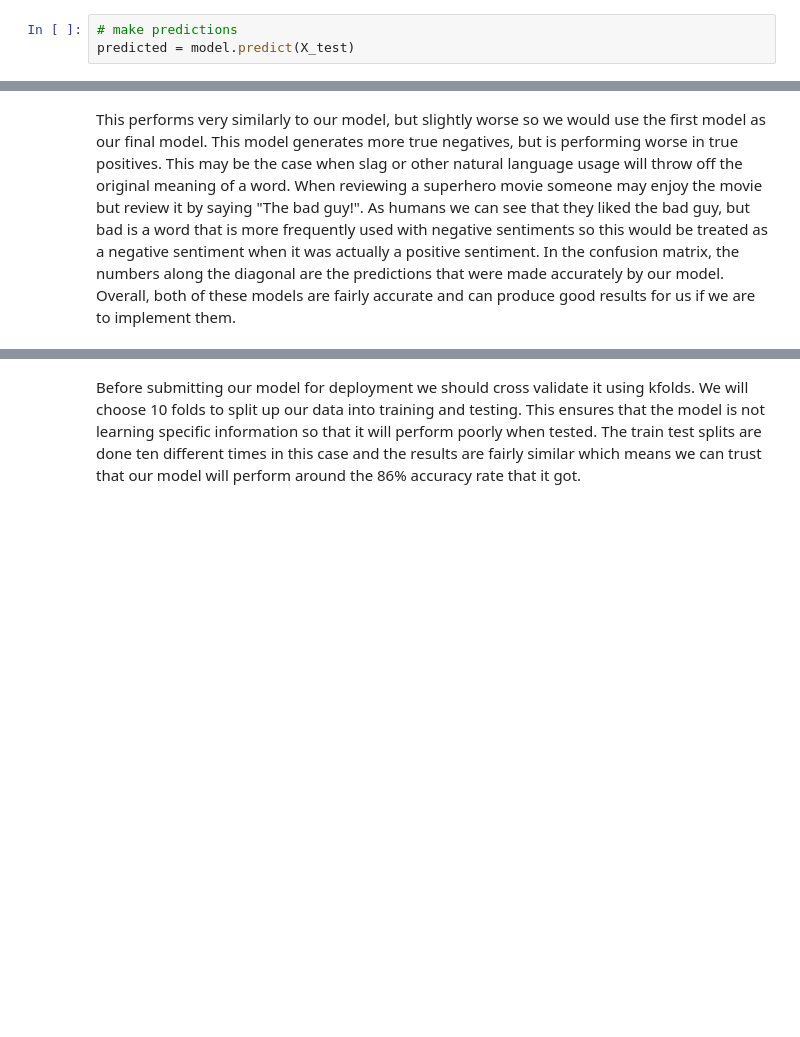
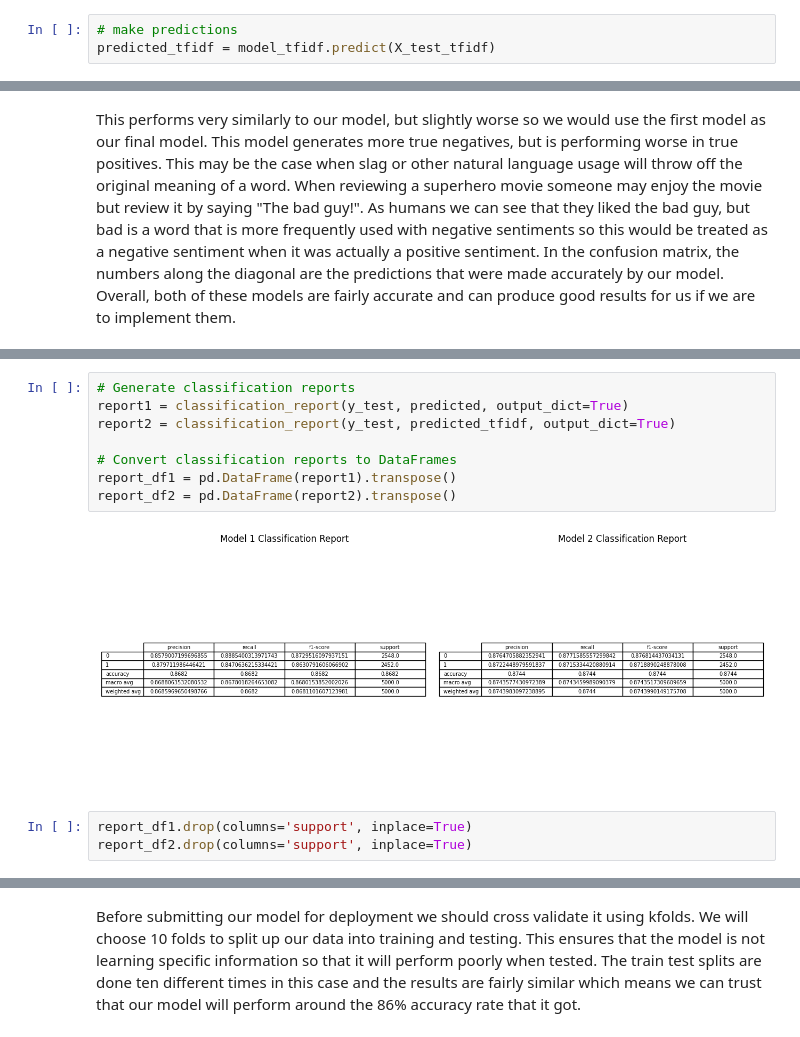
Before and after one commit to ryslipe/sentiment_analysis, a Jupyter notebook: notebook/bag_of_words.ipynb, the cells around one changed output, grey strips where cells are left out. Cells and saved outputs as stored; diff of their text form; blank space fills up the shorter version.

```diff
--- a/notebook/bag_of_words.ipynb
+++ b/notebook/bag_of_words.ipynb
@@ -604,6 +605,6 @@ model = MNB.fit(X_train, y_train)
 # %%
 # make predictions
-predicted = model.predict(X_test)
+predicted_tfidf = model_tfidf.predict(X_test_tfidf)
 # %%
 from sklearn import metrics
 # accuracy score
@@ -623,0 +639,13 @@ cm_display = ConfusionMatrixDisplay(confusion_matrix).plot()
+# %%
+# Generate classification reports
+report1 = classification_report(y_test, predicted, output_dict=True)
+report2 = classification_report(y_test, predicted_tfidf, output_dict=True)
+
+# Convert classification reports to DataFrames
+report_df1 = pd.DataFrame(report1).transpose()
+report_df2 = pd.DataFrame(report2).transpose()
+# %% [output]
+[figure, added]
+# %%
+report_df1.drop(columns='support', inplace=True)
+report_df2.drop(columns='support', inplace=True)
```
Also changed, not shown: parts of 12 cells of this notebook.
